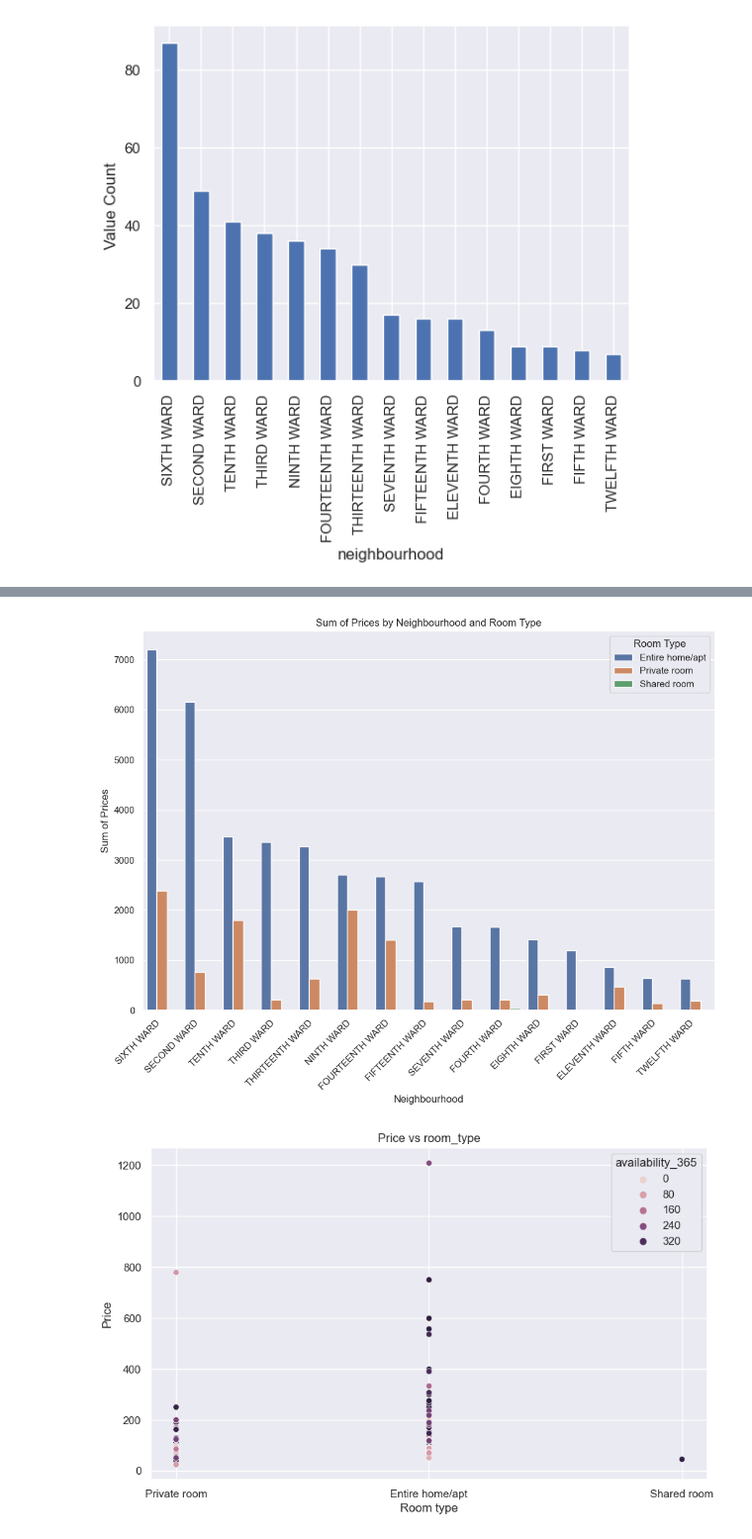
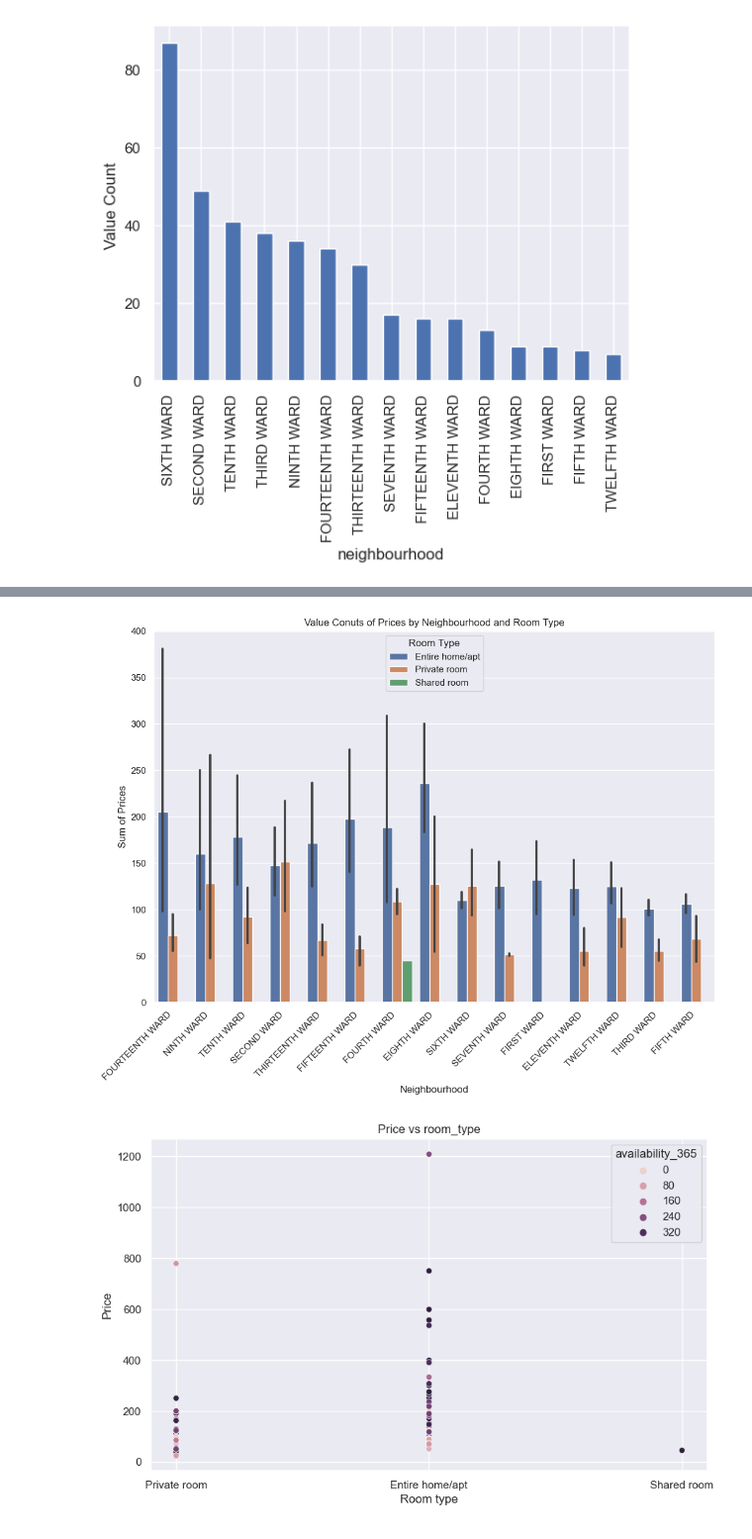
Before and after one commit to elhassan-othman/Airbnb-EDA-Project, a Jupyter notebook: Airbnb_Listing_EDA.ipynb, the cells around one changed output, grey strips where cells are left out. Shown at 99% size. Drawn from its saved outputs; the diff is of its cells as text; code cells hidden in the pictures.

```diff
--- a/Airbnb_Listing_EDA.ipynb
+++ b/Airbnb_Listing_EDA.ipynb
@@ -62,3 +76,19 @@ memory usage: 57.8+ KB
+# %%
+# This line fills any missing (NaN) values in the 'name' column with an empty string
+df['name'] = df['name'].fillna('')
+
+# Convert all values to strings
+df['name'] = df['name'].astype(str)
+
+# Split the 'name' column
+df['name'] = df['name'].str.split('·')
+
+# Extract specific elements
+df['home_type'] = df['name'].apply(lambda x: x[0].strip() if len(x) > 0 else None)
+df['rating'] = df['name'].apply(lambda x: x[1].split('★')[1].strip() if len(x) > 1 and '★' in x[1] else None)
+df['bedroom_info'] = df['name'].apply(lambda x: x[2].strip() if len(x) > 2 else None)
+df['bed_info'] = df['name'].apply(lambda x: x[3].strip() if len(x) > 3 else '')
+df['bath_type'] = df['name'].apply(lambda x: x[4].strip() if len(x) > 4 else None)
 # %%
 # Set 'id' and 'host_id' as the DataFrame's index, modifying the DataFrame in-place
 df.set_index(['id','host_id'],inplace=True)
@@ -179,3 +209,12 @@ Name: count, Length: 247, dtype: int64
 df['reviews_per_month'].isna().sum()
 # %% [output]
 0
+# %%
+if not df['rating'].astype(str).empty:
+    # Convert 'rating' column to numeric, handling errors by setting them to NaN
+    df['rating'] = pd.to_numeric(df['rating'], errors='coerce')
+
+    # Fill missing values in 'rating' with the minimum non-missing value
+    df['rating'] = df['rating'].fillna(df['rating'].min())
+# %%
+df['bath_type'] = df['bath_type'].fillna('Not specified')
@@ -387,21 +572,19 @@ plt.show()
 # %%
-grouped_data = df.groupby(['neighbourhood', 'room_type'])['price'].sum().reset_index()
+grouped_data = df.groupby(['neighbourhood', 'room_type'])['price'].value_counts().reset_index()
 
-# Sorting the data for better visualization
 grouped_data = grouped_data.sort_values(by='price', ascending=False)
 
-# Plotting the bar plot
 plt.figure(figsize=(12, 8))
 sns.barplot(x='neighbourhood', y='price', hue='room_type', data=grouped_data)
-plt.title('Sum of Prices by Neighbourhood and Room Type')
+plt.title('Value Conuts of Prices by Neighbourhood and Room Type')
 plt.xlabel('Neighbourhood')
 plt.ylabel('Sum of Prices')
-plt.xticks(rotation=45, ha='right')  # Rotate x-axis labels for better readability
+plt.xticks(rotation=45, ha='right')
 plt.legend(title='Room Type')
 
 plt.show()
 # %% [output]
-[figure, old version]
+[figure, new version]
 # %%
 plt.figure(figsize=(10, 6))
 sns.scatterplot(x='room_type', y='price', hue='availability_365', data=df)
```
Also changed, not shown: parts of 18 cells of this notebook.
